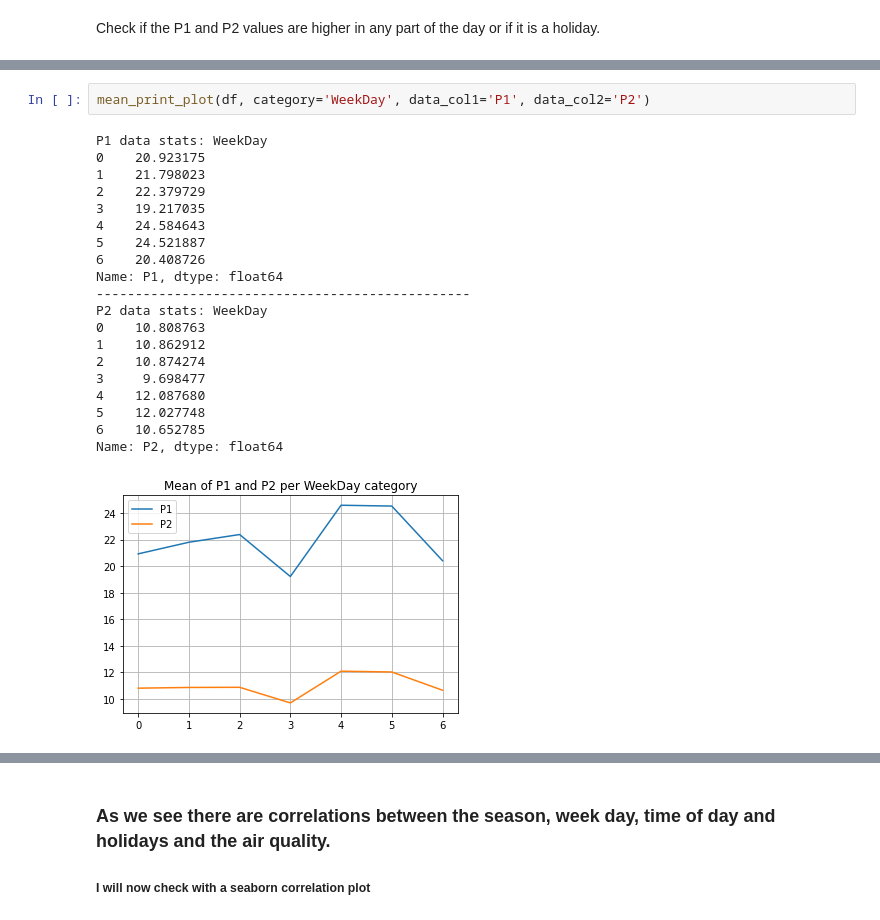
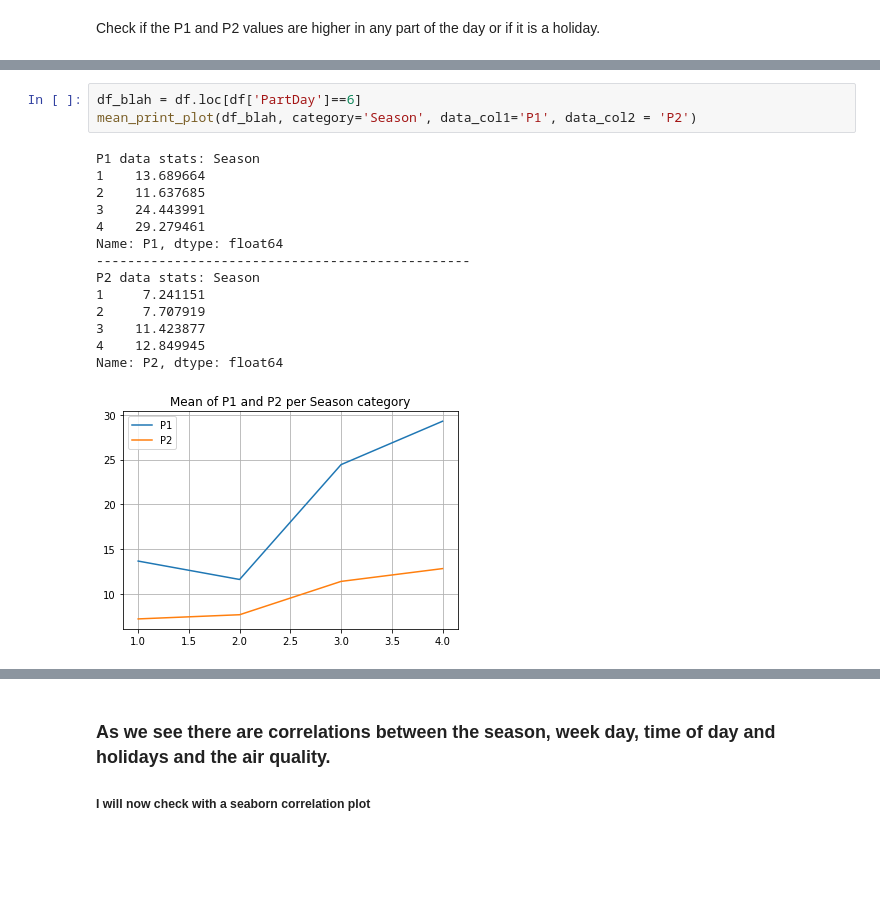
Before and after one commit to shristov1/sofia_air_quality, a Jupyter notebook: visualization_and_data_analysis.ipynb, the cells around one changed output, grey strips where cells are left out. Saved outputs shown, nothing was run; the diff lists cells and outputs as text; blank space fills up the shorter version.

```diff
--- a/visualization_and_data_analysis.ipynb
+++ b/visualization_and_data_analysis.ipynb
@@ -177,25 +225,20 @@ Name: P2, dtype: float64
 # %%
-mean_print_plot(df, category='WeekDay', data_col1='P1', data_col2='P2')
+df_blah = df.loc[df['PartDay']==6]
+mean_print_plot(df_blah, category='Season', data_col1='P1', data_col2 = 'P2')
 # %% [output]
-P1 data stats: WeekDay
-0    20.923175
-1    21.798023
-2    22.379729
-3    19.217035
-4    24.584643
-5    24.521887
-6    20.408726
+P1 data stats: Season
+1    13.689664
+2    11.637685
+3    24.443991
+4    29.279461
 Name: P1, dtype: float64
 ------------------------------------------------
-P2 data stats: WeekDay
-0    10.808763
-1    10.862912
-2    10.874274
-3     9.698477
-4    12.087680
-5    12.027748
-6    10.652785
+P2 data stats: Season
+1     7.241151
+2     7.707919
+3    11.423877
+4    12.849945
 Name: P2, dtype: float64
-[figure, old version]
+[figure, new version]
 # %%
 mean_print_plot(df, category='PartDay', data_col1='P1', data_col2='P2')
```
Also changed, not shown: parts of 48 cells of this notebook.
